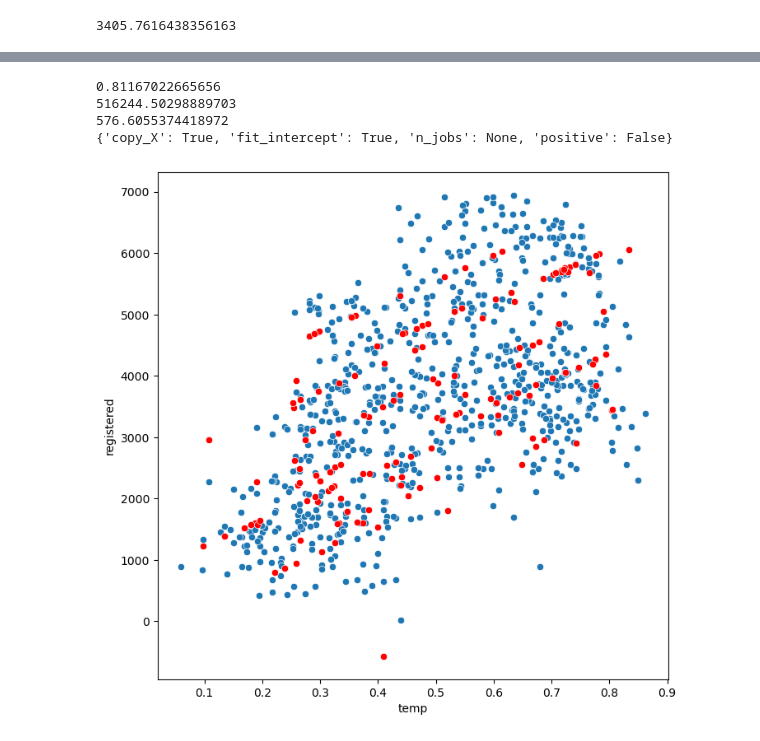
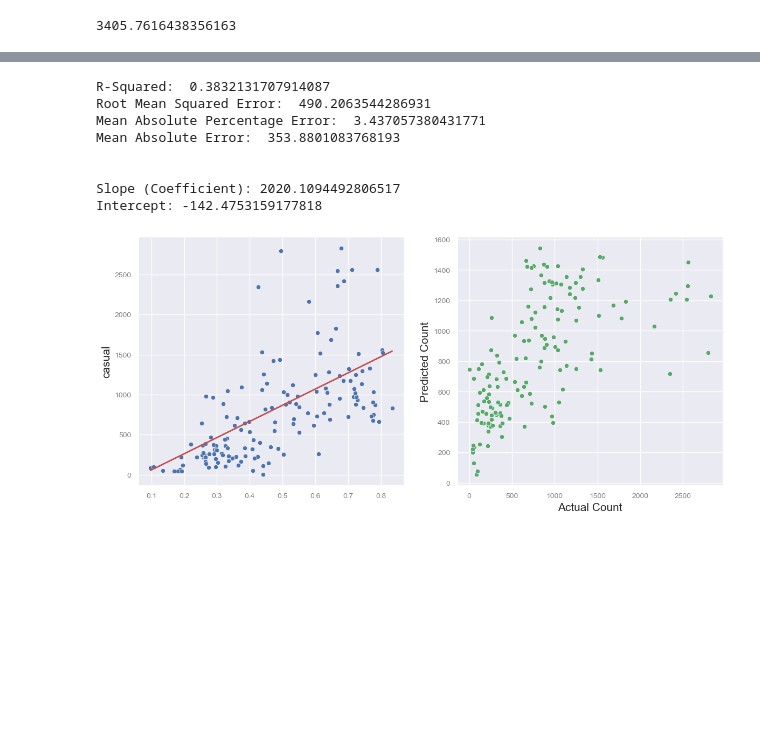
Before and after one commit to mks-0/code-academy, a Jupyter notebook: Capital-Bike-Share-Project/bikes-ml.ipynb, the cells around one changed output, grey strips where cells are left out. Cells and saved outputs as stored; diff of their text form; code cells hidden in the pictures; blank space fills up the shorter version.

```diff
--- a/Capital-Bike-Share-Project/bikes-ml.ipynb
+++ b/Capital-Bike-Share-Project/bikes-ml.ipynb
@@ -148,0 +210,12 @@ dd_enc
+# %%
+reg('line', dd_enc, 'casual')
+# %% [output]
+R-Squared:  0.3832131707914087
+Root Mean Squared Error:  490.2063544286931
+Mean Absolute Percentage Error:  3.437057380431771
+Mean Absolute Error:  353.8801083768193
+
+
+Slope (Coefficient): 2020.1094492806517
+Intercept: -142.4753159177818
+[figure, added]
@@ -217,9 +328 @@ def polreg(data, user):
     plt.show()
-# %%
-linreg(dd_enc, 'registered')
-# %% [output]
-0.81167022665656
-516244.50298889703
-576.6055374418972
-{'copy_X': True, 'fit_intercept': True, 'n_jobs': None, 'positive': False}
-[figure, removed]
```
Also changed, not shown: parts of 16 cells of this notebook, 1 other file.
